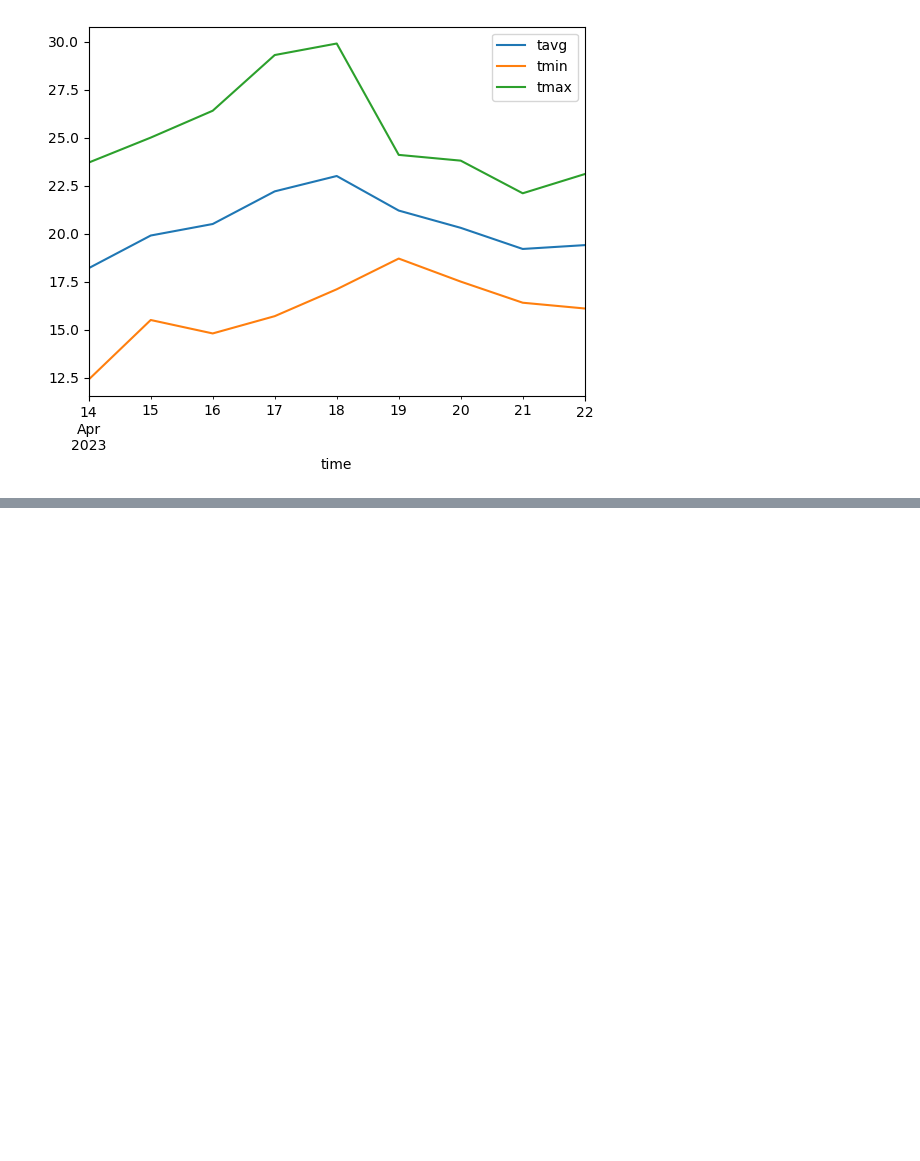
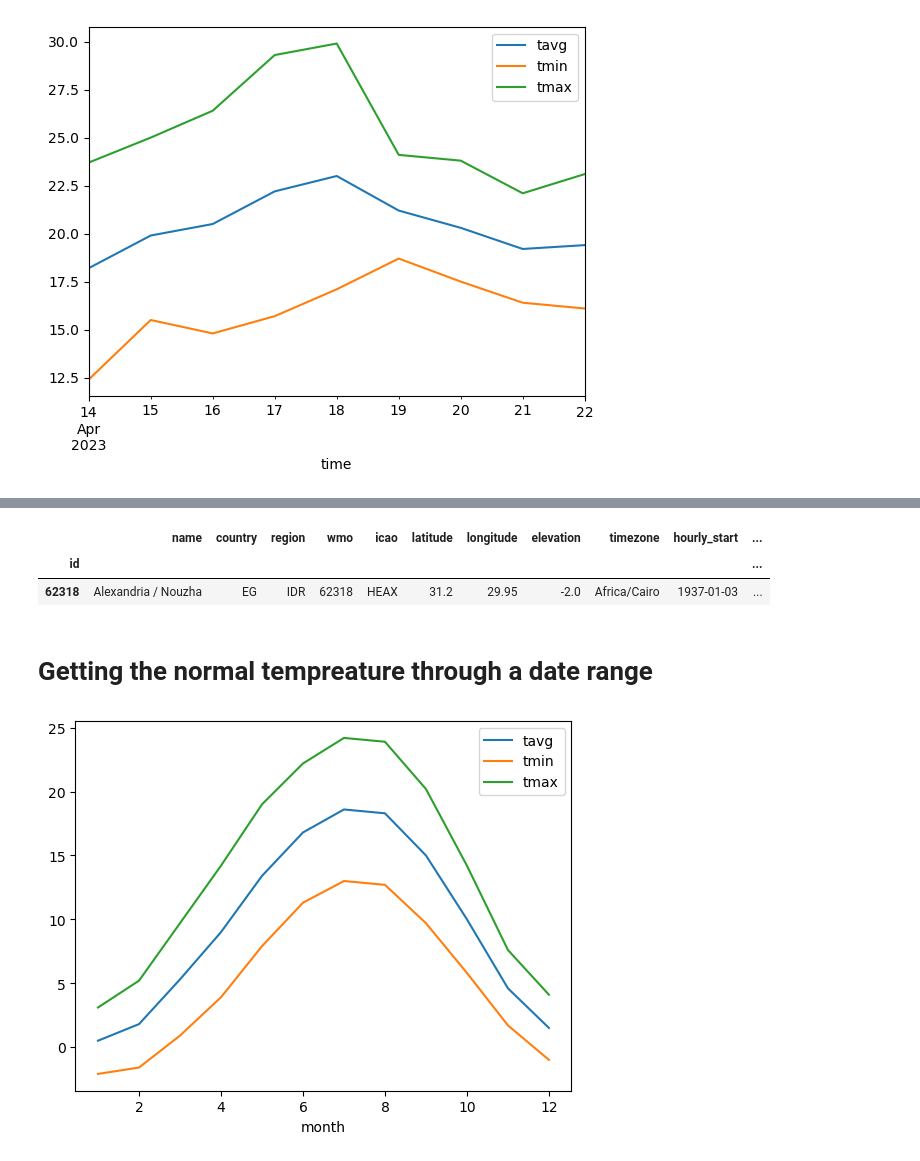
Before and after one commit to omarWafaay/pythonGetTempreature, a Jupyter notebook: Getting Started.ipynb, the cells around one changed output, grey strips where cells are left out. Saved outputs shown, nothing was run; the diff lists cells and outputs as text; code cells hidden in the pictures; blank space fills up the shorter version.

Commit message:
Added finding temperature by the id of the weather station

```diff
--- a/Getting Started.ipynb
+++ b/Getting Started.ipynb
@@ -72,0 +134,28 @@ plt.show()
+# %%
+address= "Alexandria,Egypt"
+
+#get the location detail
+location = Nomi_locator.geocode(address)
+stations=Stations()
+stations.nearby(lat=location.latitude,lon=location.longitude).fetch(1)
+# %% [output]
+|  | name | country | region | wmo | icao | latitude | longitude | elevation | timezone | hourly_start | ... |
+| id |  |  |  |  |  |  |  |  |  |  | ... |
+| 62318 | Alexandria / Nouzha | EG | IDR | 62318 | HEAX | 31.2 | 29.95 | -2.0 | Africa/Cairo | 1937-01-03 | ... |
+# %% [markdown]
+#  Getting the normal tempreature through a date range
+# %%
+# Import Meteostat library and dependencies
+from datetime import datetime
+import matplotlib.pyplot as plt
+from meteostat import Normals
+
+# Get Normals data
+data = Normals('10637', 1961, 1990)
+data = data.fetch()
+
+# Plot line chart including average, minimum and maximum temperature
+data.plot(y=['tavg', 'tmin', 'tmax'])
+plt.show()
+# %% [output]
+[figure, added]
```
Also changed, not shown: parts of 5 cells of this notebook.
